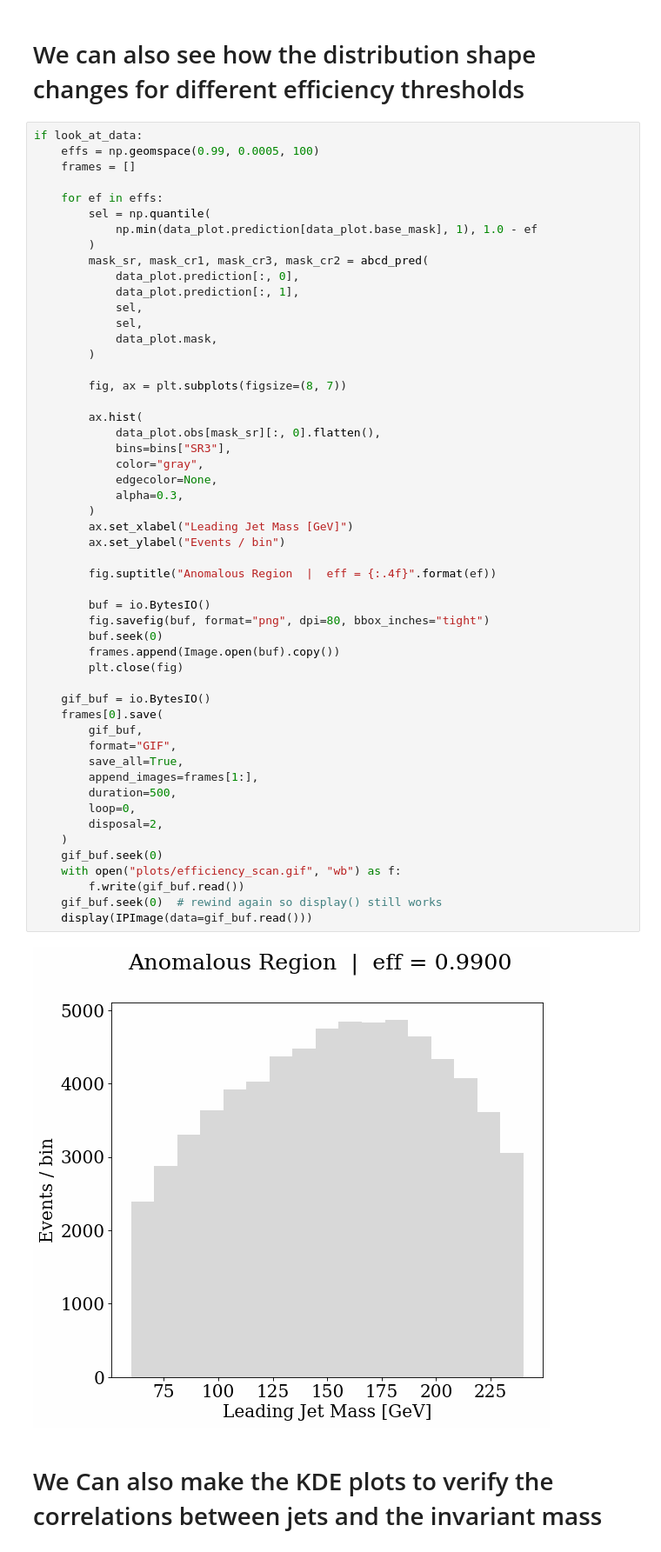
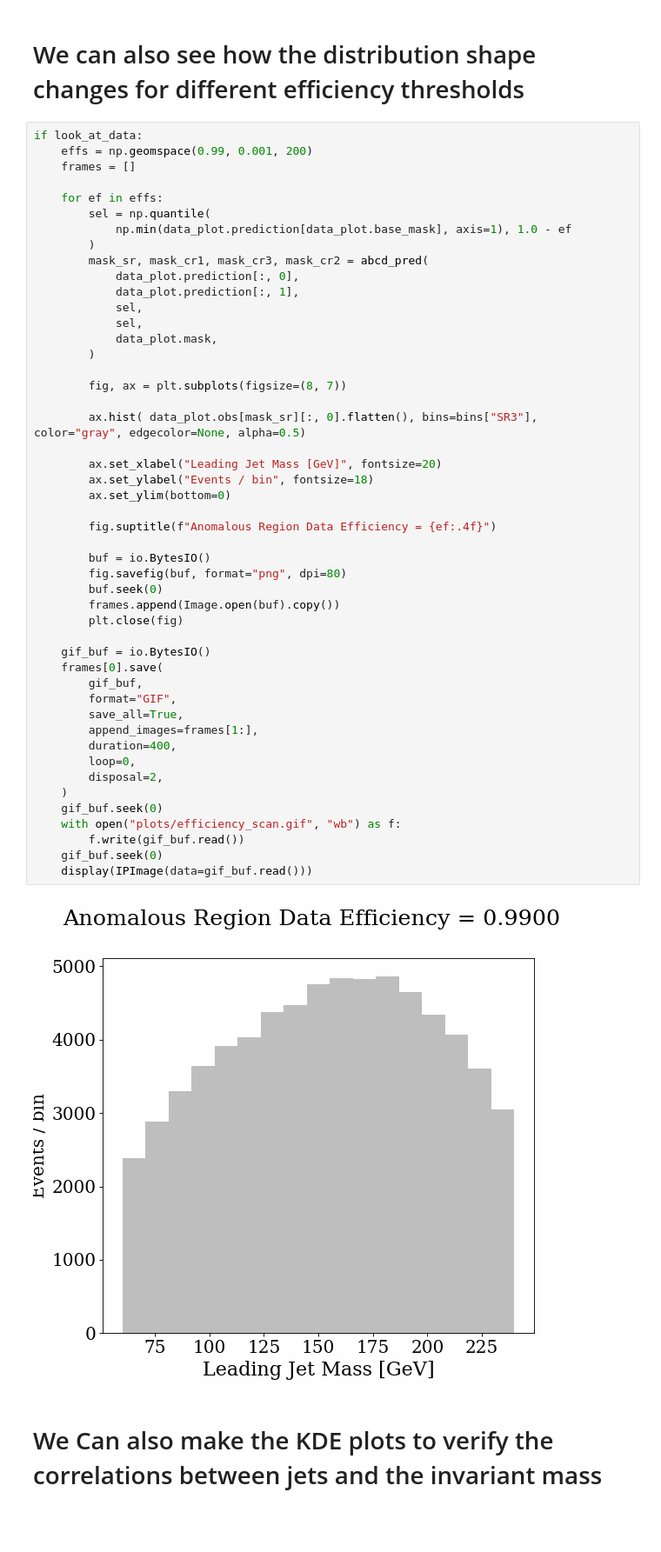
Before and after one commit to ViniciusMikuni/OmniLearnedAD, a Jupyter notebook: make_datacards.ipynb, the cells around one changed output. Shown at 87% size. Saved outputs shown, nothing was run; the diff lists cells and outputs as text; blank space fills up the shorter version.

Commit message:
Change plot style

```diff
--- a/make_datacards.ipynb
+++ b/make_datacards.ipynb
@@ -118,58 +118,54 @@ if look_at_data:
 # We can also see how the distribution shape changes for different efficiency thresholds
 # %%
 if look_at_data:
-    effs = np.geomspace(0.99, 0.0005, 100)
+    effs = np.geomspace(0.99, 0.001, 200)
     frames = []
 
     for ef in effs:
         sel = np.quantile(
-            np.min(data_plot.prediction[data_plot.base_mask], 1), 1.0 - ef
+            np.min(data_plot.prediction[data_plot.base_mask], axis=1), 1.0 - ef
         )
         mask_sr, mask_cr1, mask_cr3, mask_cr2 = abcd_pred(
             data_plot.prediction[:, 0],
             data_plot.prediction[:, 1],
             sel,
             sel,
             data_plot.mask,
         )
 
         fig, ax = plt.subplots(figsize=(8, 7))
 
-        ax.hist(
-            data_plot.obs[mask_sr][:, 0].flatten(),
-            bins=bins["SR3"],
-            color="gray",
-            edgecolor=None,
-            alpha=0.3,
-        )
-        ax.set_xlabel("Leading Jet Mass [GeV]")
-        ax.set_ylabel("Events / bin")
+        ax.hist( data_plot.obs[mask_sr][:, 0].flatten(), bins=bins["SR3"], color="gray", edgecolor=None, alpha=0.5)
 
-        fig.suptitle("Anomalous Region  |  eff = {:.4f}".format(ef))
+        ax.set_xlabel("Leading Jet Mass [GeV]", fontsize=20)
+        ax.set_ylabel("Events / bin", fontsize=18)
+        ax.set_ylim(bottom=0)
+
+        fig.suptitle(f"Anomalous Region Data Efficiency = {ef:.4f}")
 
         buf = io.BytesIO()
-        fig.savefig(buf, format="png", dpi=80, bbox_inches="tight")
+        fig.savefig(buf, format="png", dpi=80)
         buf.seek(0)
         frames.append(Image.open(buf).copy())
         plt.close(fig)
 
     gif_buf = io.BytesIO()
     frames[0].save(
         gif_buf,
         format="GIF",
         save_all=True,
         append_images=frames[1:],
-        duration=500,
+        duration=400,
         loop=0,
         disposal=2,
     )
     gif_buf.seek(0)
     with open("plots/efficiency_scan.gif", "wb") as f:
         f.write(gif_buf.read())
-    gif_buf.seek(0)  # rewind again so display() still works
+    gif_buf.seek(0)
     display(IPImage(data=gif_buf.read()))
 # %% [output]
-[figure, old version]
+[figure, new version]
 # %% [markdown]
 # We Can also make the KDE plots to verify the correlations between jets and the invariant mass
 # %%
```
Also changed, not shown: 1 other file.
